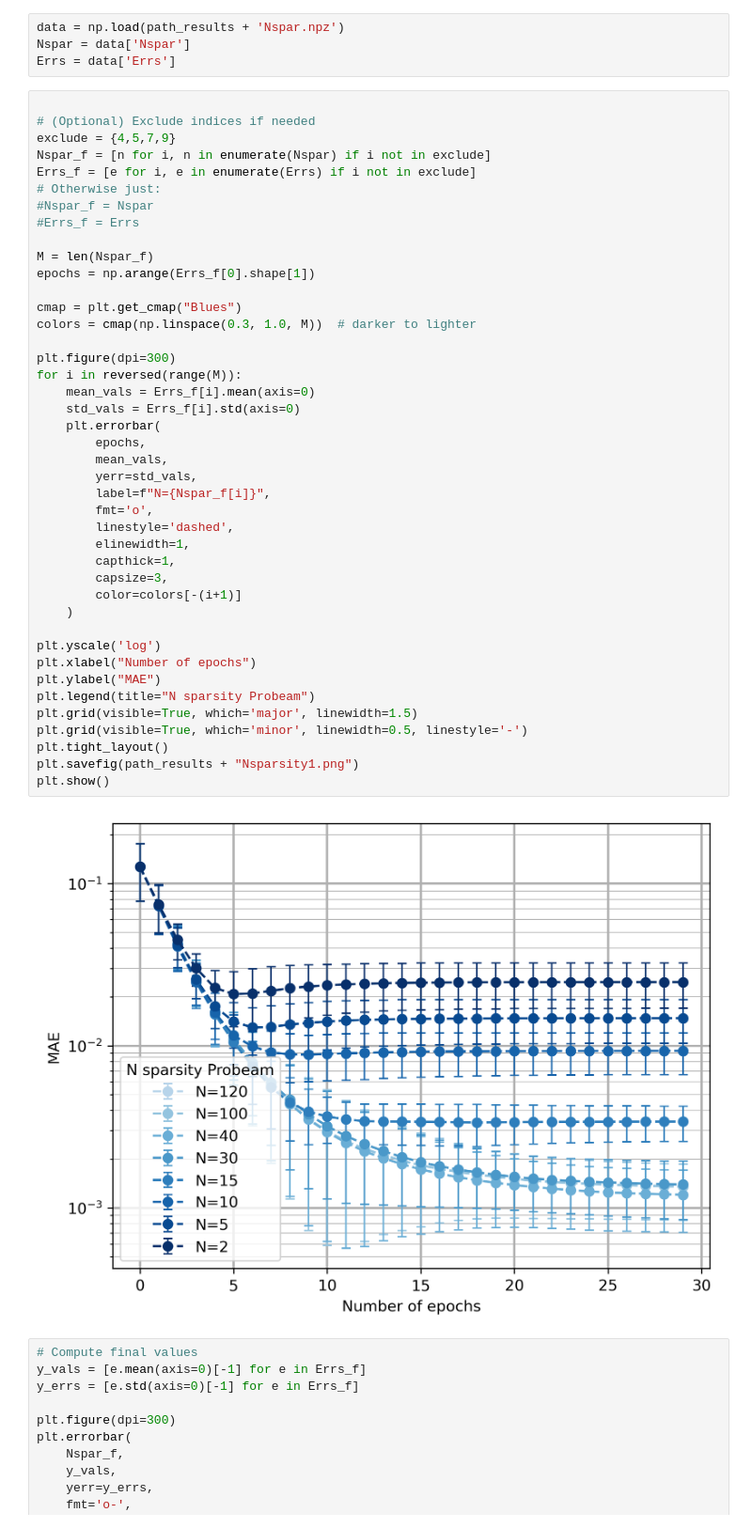
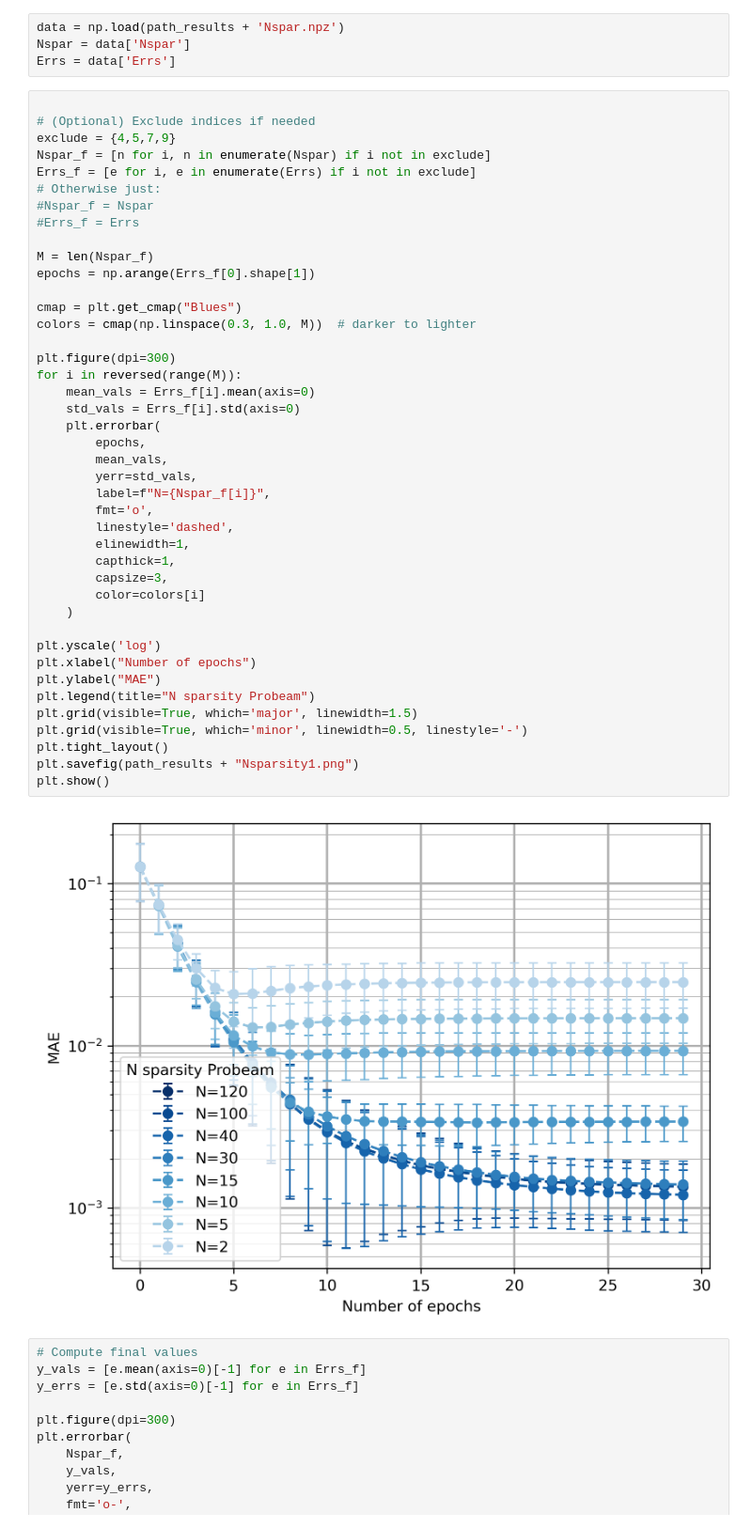
Before and after one commit to JavierKipen/ProtInfGPU, a Jupyter notebook: scripts/5ProtAnalysis.ipynb, the cells around one changed output. Shown at 94% size. Saved outputs shown, nothing was run; the diff lists cells and outputs as text.

Commit message:
Now all plots are done

```diff
--- a/scripts/5ProtAnalysis.ipynb
+++ b/scripts/5ProtAnalysis.ipynb
@@ -329,35 +329,35 @@ epochs = np.arange(Errs_f[0].shape[1])
 
 cmap = plt.get_cmap("Blues")
 colors = cmap(np.linspace(0.3, 1.0, M))  # darker to lighter
 
 plt.figure(dpi=300)
 for i in reversed(range(M)):
     mean_vals = Errs_f[i].mean(axis=0)
     std_vals = Errs_f[i].std(axis=0)
     plt.errorbar(
         epochs,
         mean_vals,
         yerr=std_vals,
         label=f"N={Nspar_f[i]}",
         fmt='o',
         linestyle='dashed',
         elinewidth=1,
         capthick=1,
         capsize=3,
-        color=colors[-(i+1)]
+        color=colors[i]
     )
 
 plt.yscale('log')
 plt.xlabel("Number of epochs")
 plt.ylabel("MAE")
 plt.legend(title="N sparsity Probeam")
 plt.grid(visible=True, which='major', linewidth=1.5)
 plt.grid(visible=True, which='minor', linewidth=0.5, linestyle='-')
 plt.tight_layout()
 plt.savefig(path_results + "Nsparsity1.png")
 plt.show()
 # %% [output]
-[figure, old version]
+[figure, new version]
 # %%
 # Compute final values
 y_vals = [e.mean(axis=0)[-1] for e in Errs_f]
```
Also changed, not shown: parts of 1 cell of this notebook, 10 other files.
